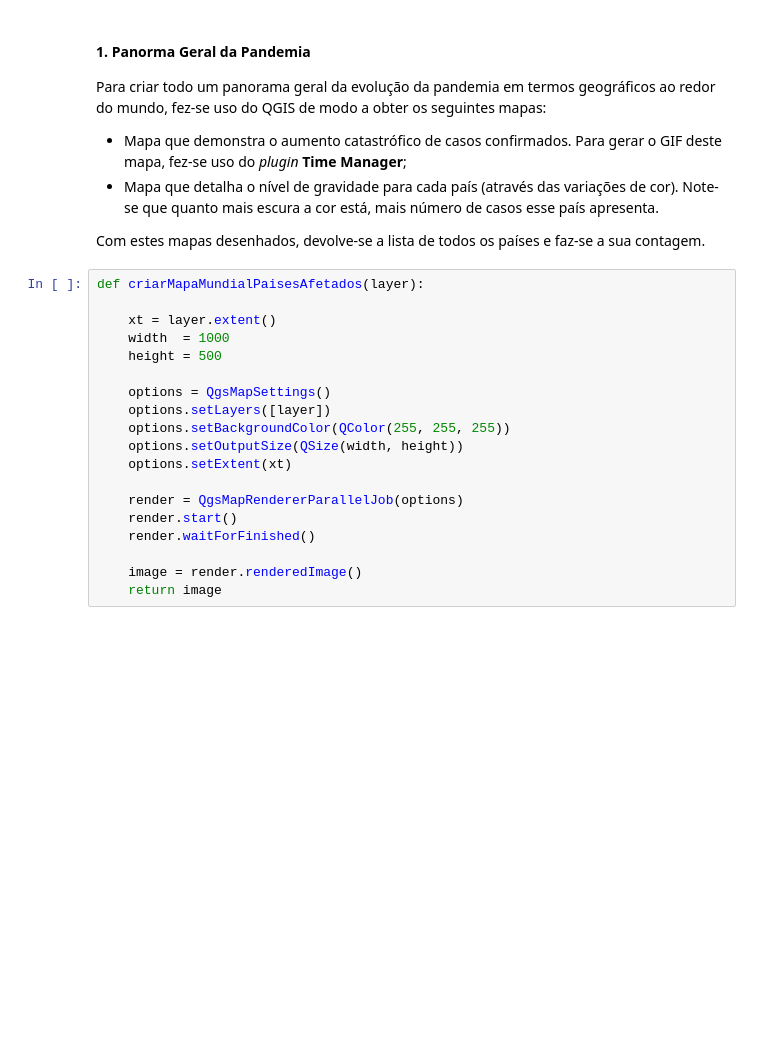
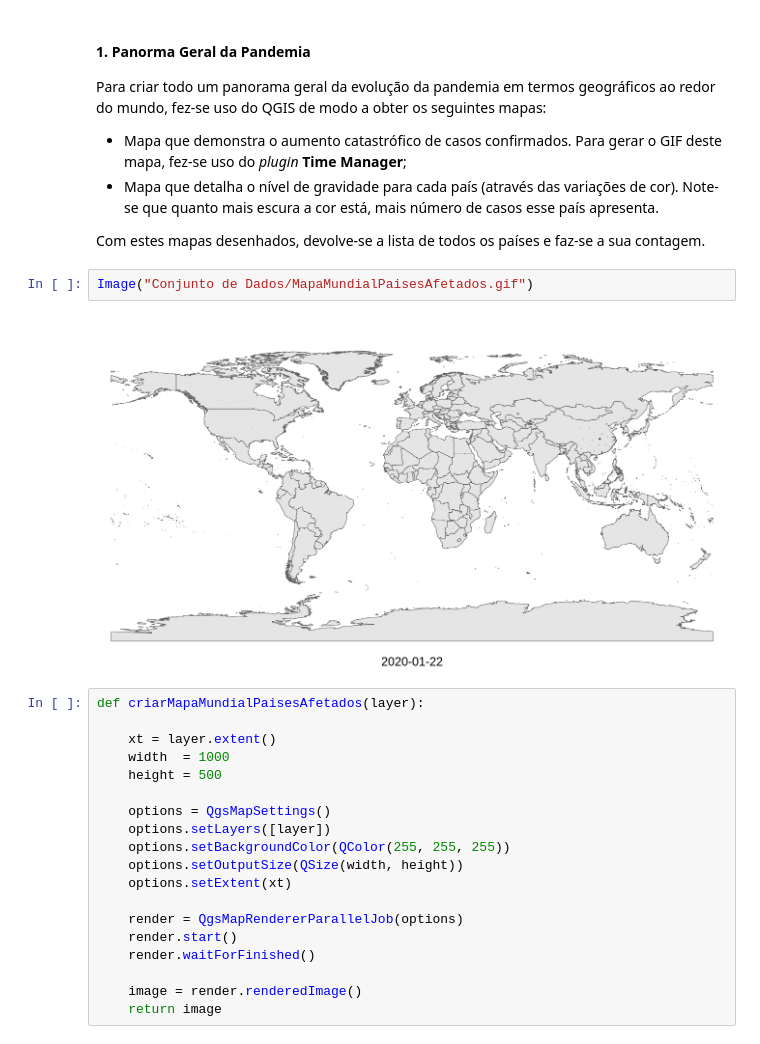
Before and after one commit to diogoesnog/COVID-19, a Jupyter notebook: cartografiaTA.ipynb, the cells around one changed output. Drawn from its saved outputs; the diff is of its cells as text; blank space fills up the shorter version.

```diff
--- a/cartografiaTA.ipynb
+++ b/cartografiaTA.ipynb
@@ -61,6 +61,10 @@ Para criar todo um panorama geral da evolução da pandemia em termos geográfic
 - Mapa que detalha o nível de gravidade para cada país (através das variações de cor). Note-se que quanto mais escura a cor está, mais número de casos esse país apresenta.
 
 Com estes mapas desenhados, devolve-se a lista de todos os países e faz-se a sua contagem.
+# %%
+Image("Conjunto de Dados/MapaMundialPaisesAfetados.gif")
+# %% [output]
+[figure, added]
 # %%
 def criarMapaMundialPaisesAfetados(layer):
 
```
Also changed, not shown: parts of 7 cells of this notebook, 2 other files.
